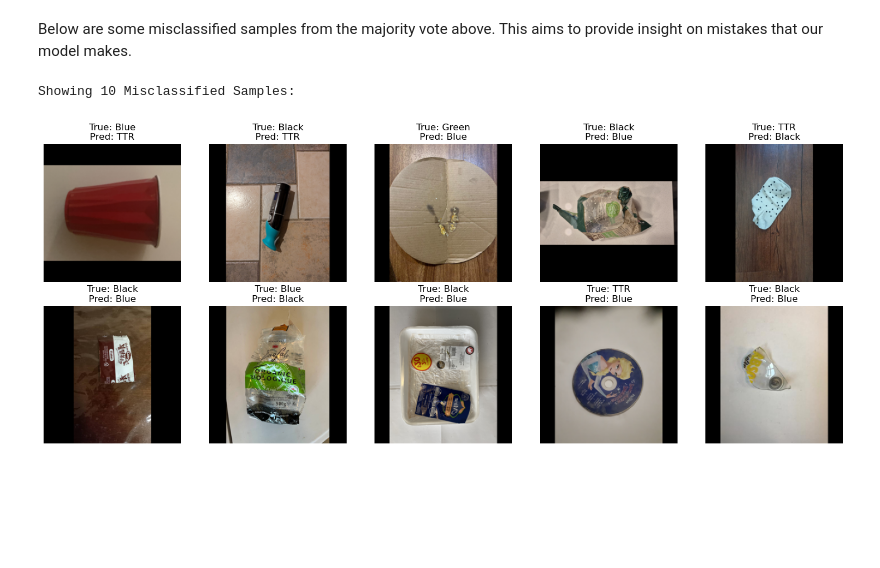
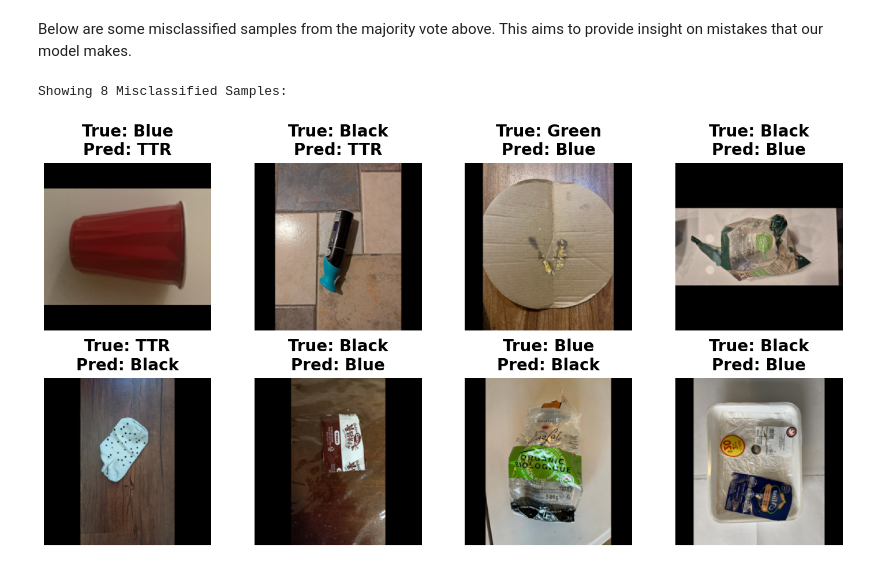
Before and after one commit to austenzhang/garbage-classification-neural-network, a Jupyter notebook: Evaluation/enel645_project_eval.ipynb, the cells around one changed output. Drawn from its saved outputs; the diff is of its cells as text; code cells hidden in the pictures; blank space fills up the shorter version.

```diff
--- a/Evaluation/enel645_project_eval.ipynb
+++ b/Evaluation/enel645_project_eval.ipynb
@@ -1370,35 +1428,42 @@ Below are some misclassified samples from the majority vote above. This aims to
 # %%
 # --- Collect Misclassified Samples ---
 misclassified = []
 for i in range(len(true_labels)):
     if majority_preds[i] != true_labels[i]:
         misclassified.append({
             "index": i,
             "image_path": test_image_paths[i],
             "true_label": true_labels[i],
             "pred_label": majority_preds[i]
         })
 
 # --- Display Misclassified Samples ---
 def show_misclassified_images(misclassified, class_labels, max_display=6):
     if not misclassified:
         print("No misclassified samples to show.")
         return
 
-    plt.figure(figsize=(15, 6))
+    plt.figure(figsize=(15, 8))  # Slightly larger figure for better spacing
     for i, sample in enumerate(misclassified[:max_display]):
         image = Image.open(sample["image_path"]).convert("RGB")
         image = image.resize((224, 224))  # Match input size
 
         plt.subplot(2, (max_display + 1) // 2, i + 1)
         plt.imshow(image)
         plt.axis("off")
-        plt.title(f"True: {class_labels[sample['true_label']]}\nPred: {class_labels[sample['pred_label']]}")
-    plt.tight_layout()
+
+        # Enhanced title with larger font and better formatting
+        title_text = f"True: {class_labels[sample['true_label']]}\nPred: {class_labels[sample['pred_label']]}"
+        plt.title(title_text,
+                 fontsize=20,  # Increased from default
+                 fontweight='bold',
+                 pad=10)  # Add padding between image and title
+
+    plt.tight_layout(pad=3.0)  # Add more padding between subplots
     plt.show()
 
-print(f"\nShowing {min(10, len(misclassified))} Misclassified Samples:")
-show_misclassified_images(misclassified, class_labels=CLASSES, max_display=10)
+print(f"\nShowing {min(8, len(misclassified))} Misclassified Samples:")
+show_misclassified_images(misclassified, class_labels=CLASSES, max_display=8)
 # %% [output]
-Showing 10 Misclassified Samples:
+Showing 8 Misclassified Samples:
-[figure, old version]
+[figure, new version]
```
Also changed, not shown: parts of 1 cell of this notebook.
